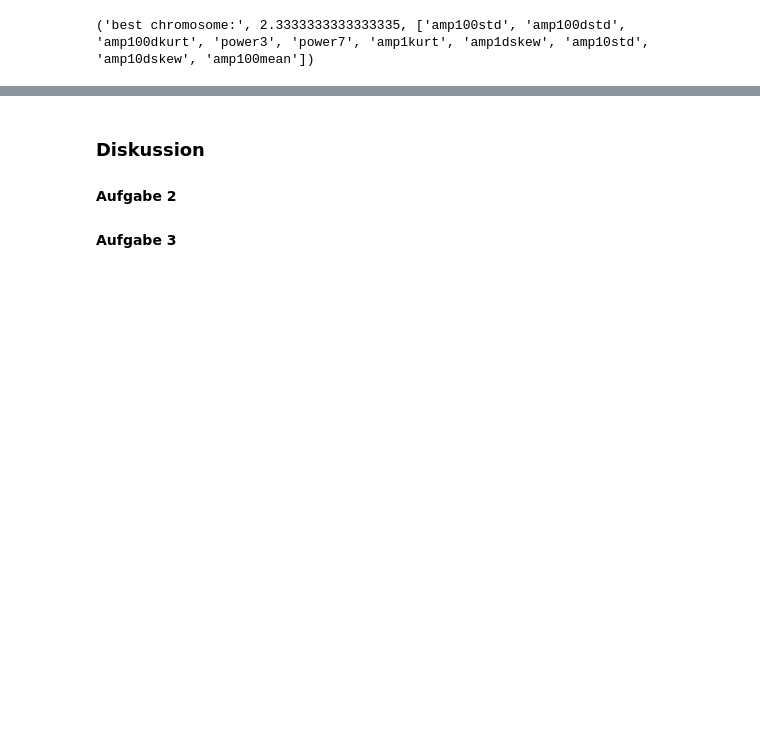
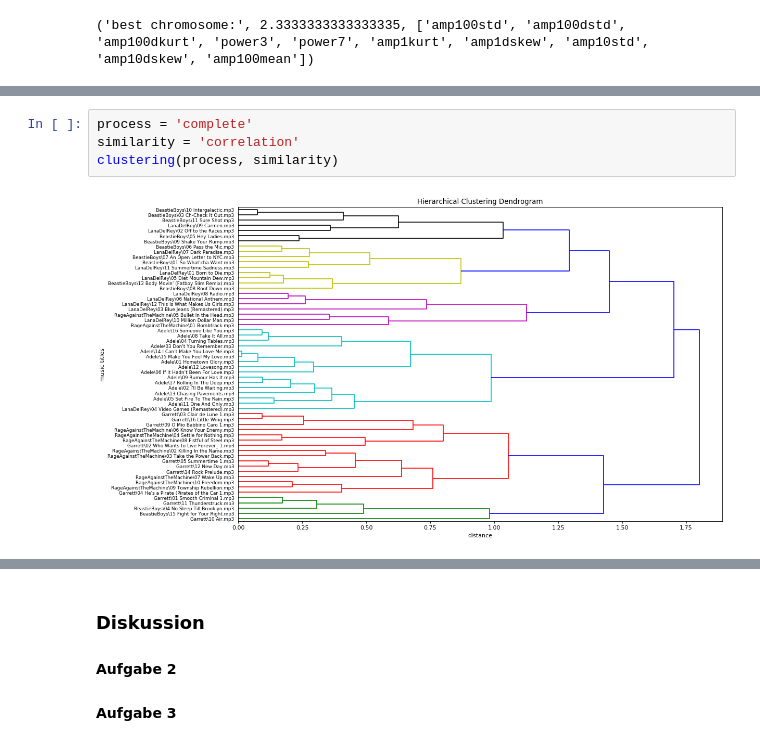
Before and after one commit to codeOfJannik/DataMining_Projects, a Jupyter notebook: task3_MusicClustering/VersuchMusicClustering_jj028_js329_bj009.ipynb, the cells around one changed output, grey strips where cells are left out. Saved outputs shown, nothing was run; the diff lists cells and outputs as text; blank space fills up the shorter version.

```diff
--- a/task3_MusicClustering/VersuchMusicClustering_jj028_js329_bj009.ipynb
+++ b/task3_MusicClustering/VersuchMusicClustering_jj028_js329_bj009.ipynb
@@ -870,0 +886,6 @@ clustering()
+# %%
+process = 'complete'
+similarity = 'correlation'
+clustering(process, similarity)
+# %% [output]
+[figure, added]
```
Also changed, not shown: parts of 12 cells of this notebook.
